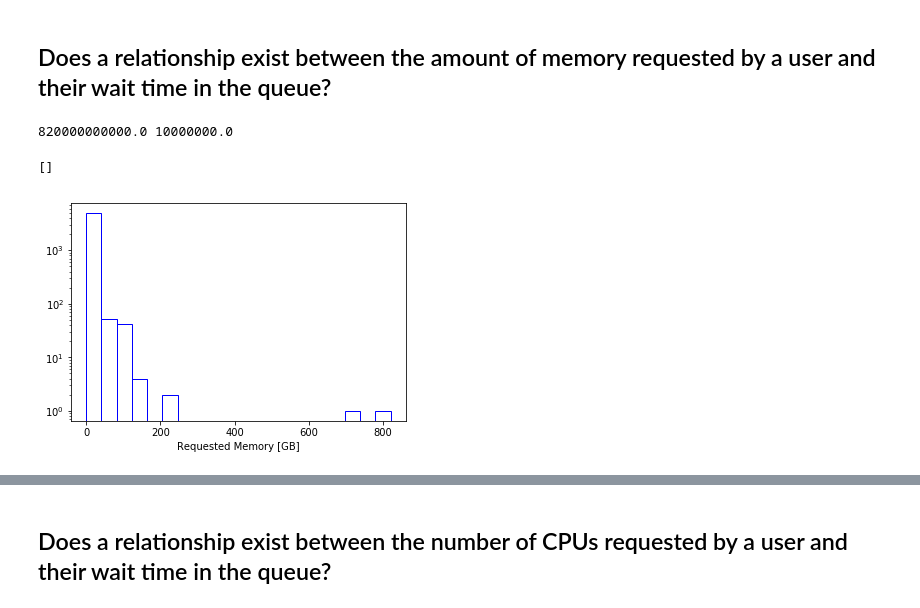
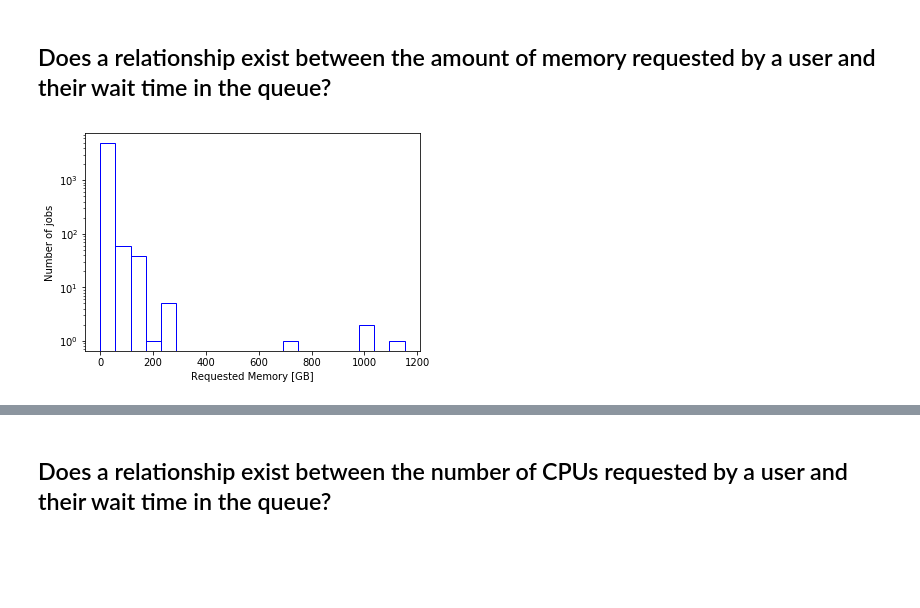
Before and after one commit to Cjcarlevato/data-question-2-dream-crushers, a Jupyter notebook: ACCREdata.ipynb, the cells around one changed output, grey strips where cells are left out. Drawn from its saved outputs; the diff is of its cells as text; code cells hidden in the pictures; blank space fills up the shorter version.

```diff
--- a/ACCREdata.ipynb
+++ b/ACCREdata.ipynb
@@ -11,7 +13,7 @@ pd.set_option('display.max_rows', 500)
 # %%
 filePath = 'data/july-2017-thru-june-2018.txt'
 # %%
-accre_data = pd.read_csv(filePath, delimiter='|')
-accre_data.head(100)
+accre_data = pd.read_csv(filePath, delimiter='|',parse_dates=['Submit', 'Eligible', 'Start', 'End', 'Elapsed'])
+accre_data.head()
 # %% [output]
 |  | JobID | JobIDRaw | Cluster | Partition | Account | Group | GID | User | UID | Submit | Eligible | ... |
@@ -78,5 +75,5 @@ accre_data['WaitTime'] = accre_data.Start - accre_data.Submit
 # %% [markdown]
 ### Temporarily subset data
 # %%
-idx = np.random.randint(0,len(accre_data),5000)
-accre_data = accre_data.iloc[idx]
+#idx = np.random.randint(0,len(accre_data),5000)
+#accre_data = accre_data.iloc[idx]
@@ -179,3 +162,7 @@ Name: ReqMem, dtype: object
+# %%
+accre_data['ReqD'] = pd.to_numeric(accre_data.Timelimit.str[:-9]).fillna(value=0)*24.
+accre_data['ReqHMS'] = pd.to_timedelta(accre_data.Timelimit.str[-7::]).astype('timedelta64[s]')/(3600.)
+print(accre_data.Timelimit.head(),accre_data.ReqD.head(),accre_data.ReqHMS.head())
 # %%
 accre_data.WaitTime.astype('timedelta64[s]').head()
 # %% [output]
@@ -188,11 +195,9 @@ Name: WaitTime, dtype: float64
 # %% [markdown]
 ## Does a relationship exist between the amount of memory requested by a user and their wait time in the queue?
 # %%
-print(accre_data.ReqMemInBytes.max(),accre_data.ReqMemInBytes.min())
 plt.hist(accre_data.ReqMemInBytes.dropna()/(10.**9),bins=20,histtype='bar',fill=False,edgecolor='blue')
 plt.xlabel('Requested Memory [GB]')
+plt.ylabel('Number of jobs')
 plt.semilogy()
 # %% [output]
-820000000000.0 10000000.0
-[]
-[figure, old version]
+[figure, new version]
```
Also changed, not shown: parts of 48 cells of this notebook.
